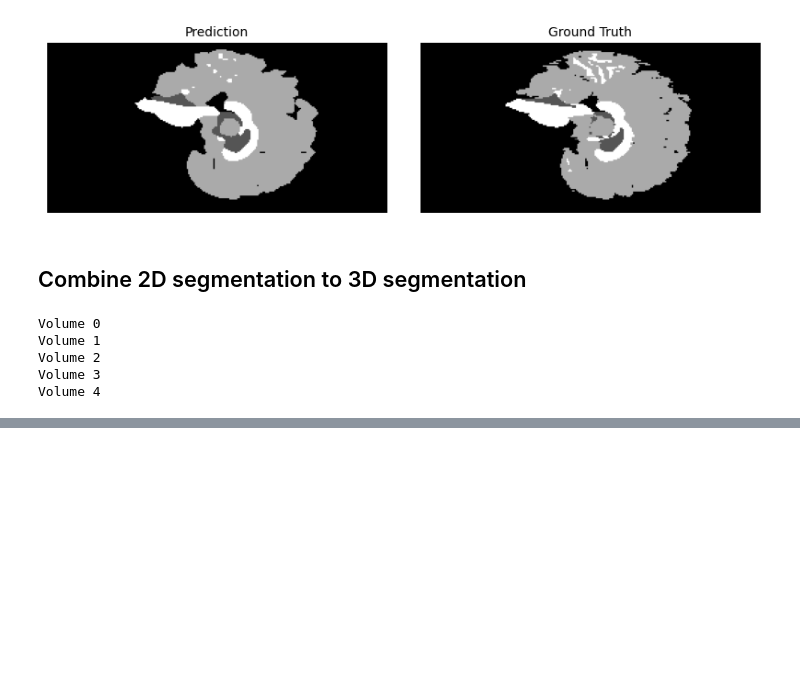
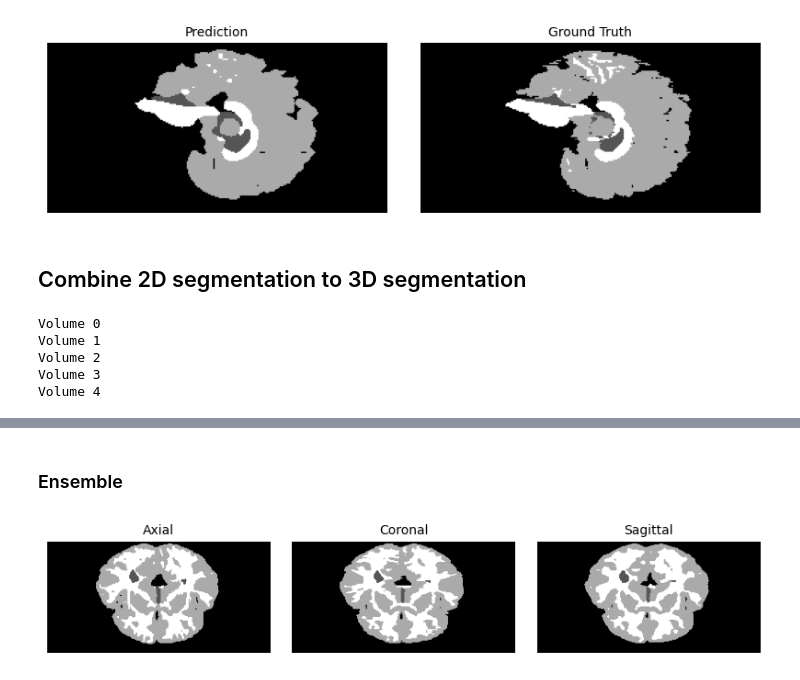
Before and after one commit to huytrnq/BrainSegmentation, a Jupyter notebook: SliceSegmentation.ipynb, the cells around one changed output, grey strips where cells are left out. Cells and saved outputs as stored; diff of their text form; code cells hidden in the pictures; blank space fills up the shorter version.

```diff
--- a/SliceSegmentation.ipynb
+++ b/SliceSegmentation.ipynb
@@ -221,0 +344,14 @@ dice_score_3d(predictions, labels, num_classes=4)
+# %%
+coronal_dices, coronal_predictions, coronal_probs, coronal_labels = evaluate(
+    coronal_model,
+    coronal_loader,
+    coronal_dataset,
+    dice_coefficient,
+    dice_score_3d,
+    plane='coronal',
+    device=DEVICE,
+    n_test_volumes=5,
+    input_shape=(256, 256)
+)
+
+pprint(coronal_dices, sort_dicts=True, indent=4)
@@ -221,0 +372,21 @@ dice_score_3d(predictions, labels, num_classes=4)
+# %%
+sagittal_dataset = BrainMRISliceDataset(os.path.join(ROOT_DIR, 'val'), slice_axis=2, transform=test_transform, cache=True, ignore_background=False)
+sagittal_loader = DataLoader(sagittal_dataset, batch_size=BATCH_SIZE, shuffle=False, num_workers=NUM_WORKERS)
+# %%
+sagittal_model_uri = 'runs:/383766fb8103456ba4463c3bf815ba5a/model'
+# Load the model
+sagittal_model = mlflow.pytorch.load_model(sagittal_model_uri, map_location=DEVICE)
+# %%
+sagittal_dices, sagittal_predictions, sagittal_probs, sagittal_labels = evaluate(
+    sagittal_model,
+    sagittal_loader,
+    sagittal_dataset,
+    dice_coefficient,
+    dice_score_3d,
+    plane='sagittal',
+    device=DEVICE,
+    n_test_volumes=5,
+    input_shape=(256, 128)
+)
+
+pprint(sagittal_dices, sort_dicts=True, indent=4)
@@ -221,0 +405,2 @@ dice_score_3d(predictions, labels, num_classes=4)
+# %% [markdown]
+### Ensemble
@@ -221,0 +454,4 @@ dice_score_3d(predictions, labels, num_classes=4)
+# %%
+plot_images([axial_predictions.transpose(0,3,2,1)[0, 129, :, :], coronal_predictions.transpose(0,3,1,2)[0, 129, :, :], sagittal_predictions.transpose(0,1,3,2)[0, 129, :, :]], ["Axial", "Coronal", "Sagittal"], cols=3)
+# %% [output]
+[figure, added]
```
Also changed, not shown: parts of 27 cells of this notebook, 5 other files.
